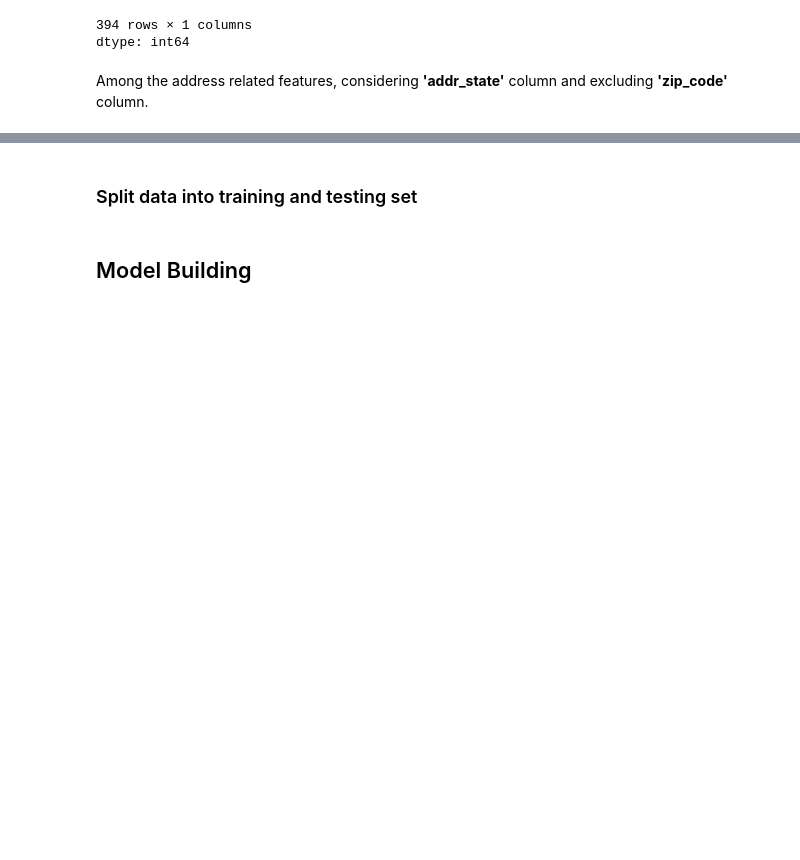
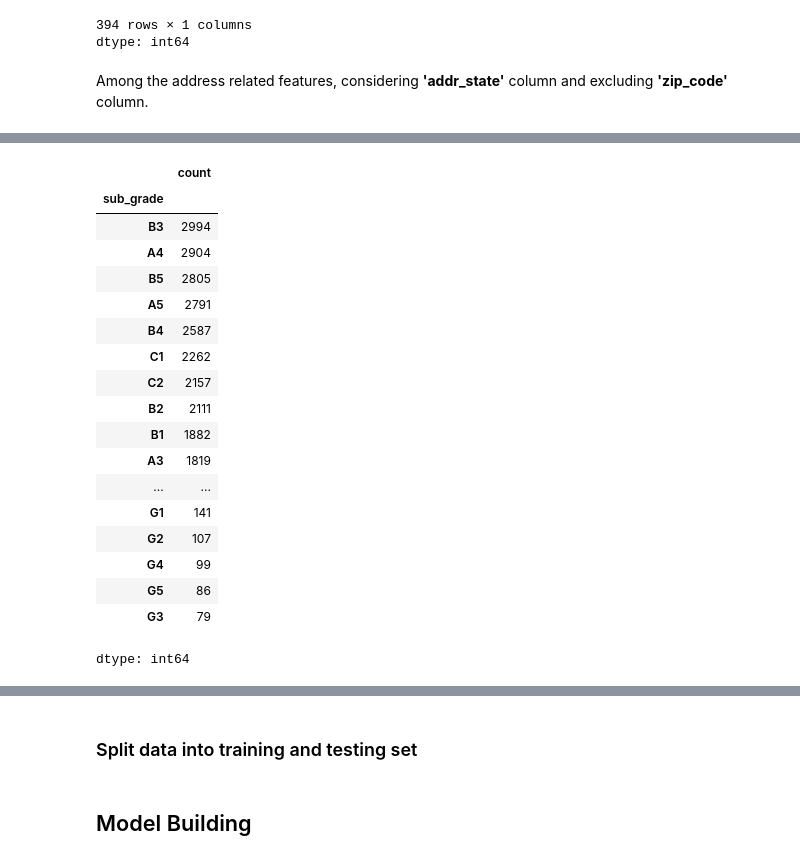
Before and after one commit to Shrutiba/iisc_cds, a Jupyter notebook: M2_AST_07_Catboost_XGBoost_LightGBM_A.ipynb, the cells around one changed output, grey strips where cells are left out. Cells and saved outputs as stored; diff of their text form; code cells hidden in the pictures; blank space fills up the shorter version.

```diff
--- a/M2_AST_07_Catboost_XGBoost_LightGBM_A.ipynb
+++ b/M2_AST_07_Catboost_XGBoost_LightGBM_A.ipynb
@@ -805,0 +828,23 @@ dfloan_select = dfloan_select.drop('zip_code', axis = 1)
+# %%
+sub_grade_unique = dfloan_select['sub_grade'].value_counts()
+sub_grade_unique
+# %% [output]
+|  | count |
+| sub_grade |  |
+| B3 | 2994 |
+| A4 | 2904 |
+| B5 | 2805 |
+| A5 | 2791 |
+| B4 | 2587 |
+| C1 | 2262 |
+| C2 | 2157 |
+| B2 | 2111 |
+| B1 | 1882 |
+| A3 | 1819 |
+| ... | ... |
+| G1 | 141 |
+| G2 | 107 |
+| G4 | 99 |
+| G5 | 86 |
+| G3 | 79 |
+dtype: int64
```
Also changed, not shown: parts of 19 cells of this notebook.
